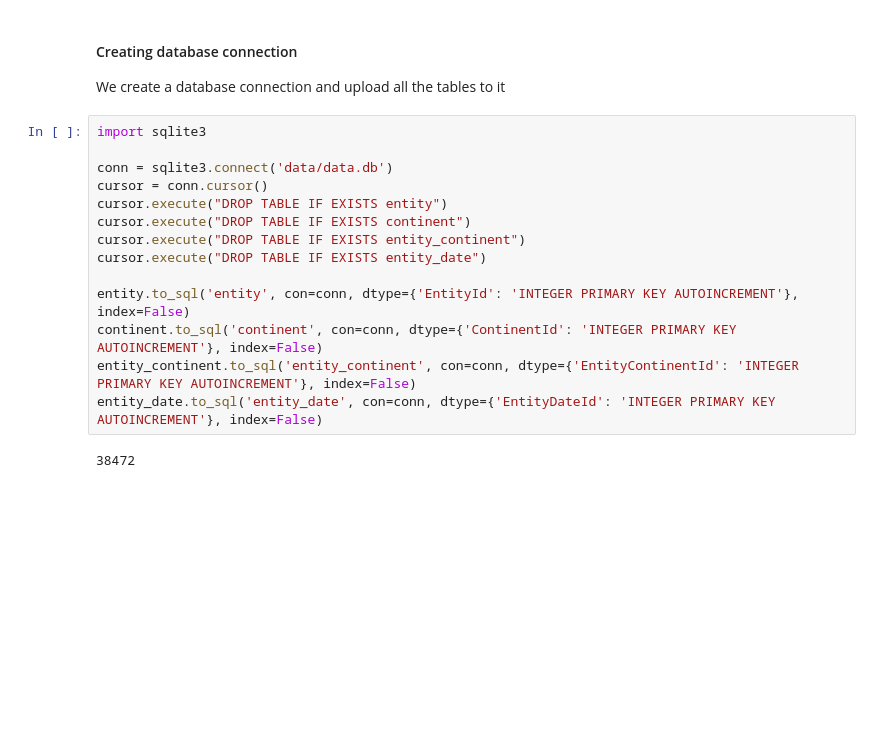
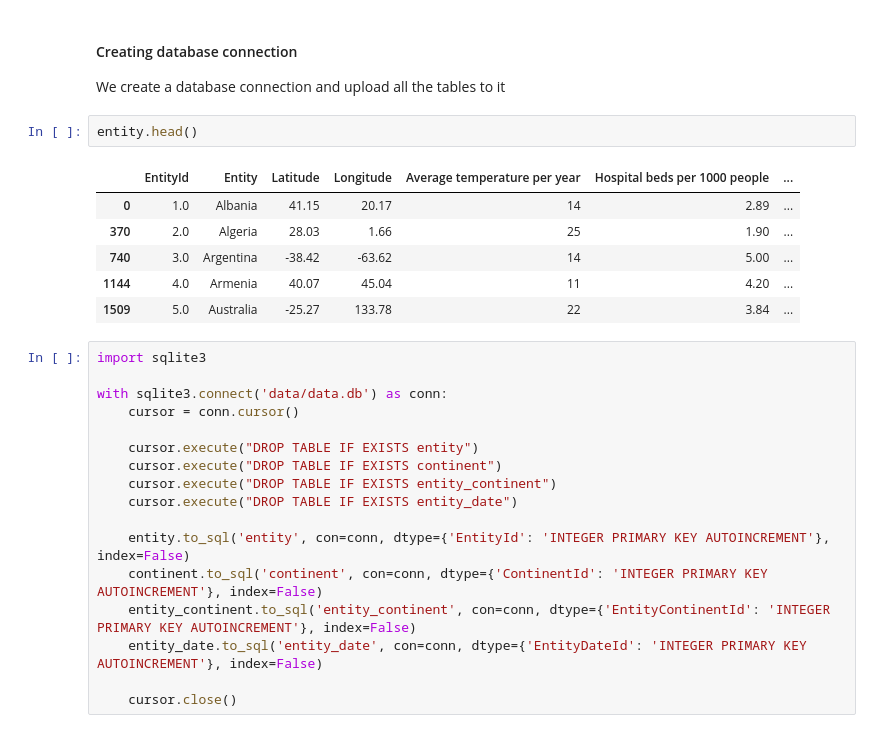
Before and after one commit to ManikaHennedige/COVID-Data-Exploration, a Jupyter notebook: data-exploration.ipynb, the cells around one changed output. Saved outputs shown, nothing was run; the diff lists cells and outputs as text; blank space fills up the shorter version.

```diff
--- a/data-exploration.ipynb
+++ b/data-exploration.ipynb
@@ -180,19 +223,29 @@ See the caveats in the documentation: https://pandas.pydata.org/pandas-docs/stab
 # %% [markdown]
 #### Creating database connection
 We create a database connection and upload all the tables to it
+# %%
+entity.head()
+# %% [output]
+|  | EntityId | Entity | Latitude | Longitude | Average temperature per year | Hospital beds per 1000 people | ... |
+| 0 | 1.0 | Albania | 41.15 | 20.17 | 14 | 2.89 | ... |
+| 370 | 2.0 | Algeria | 28.03 | 1.66 | 25 | 1.90 | ... |
+| 740 | 3.0 | Argentina | -38.42 | -63.62 | 14 | 5.00 | ... |
+| 1144 | 4.0 | Armenia | 40.07 | 45.04 | 11 | 4.20 | ... |
+| 1509 | 5.0 | Australia | -25.27 | 133.78 | 22 | 3.84 | ... |
 # %%
 import sqlite3
 
-conn = sqlite3.connect('data/data.db')
-cursor = conn.cursor()
-cursor.execute("DROP TABLE IF EXISTS entity")
-cursor.execute("DROP TABLE IF EXISTS continent")
-cursor.execute("DROP TABLE IF EXISTS entity_continent")
-cursor.execute("DROP TABLE IF EXISTS entity_date")
+with sqlite3.connect('data/data.db') as conn:
+    cursor = conn.cursor()
 
-entity.to_sql('entity', con=conn, dtype={'EntityId': 'INTEGER PRIMARY KEY AUTOINCREMENT'}, index=False)
-continent.to_sql('continent', con=conn, dtype={'ContinentId': 'INTEGER PRIMARY KEY AUTOINCREMENT'}, index=False)
-entity_continent.to_sql('entity_continent', con=conn, dtype={'EntityContinentId': 'INTEGER PRIMARY KEY AUTOINCREMENT'}, index=False)
-entity_date.to_sql('entity_date', con=conn, dtype={'EntityDateId': 'INTEGER PRIMARY KEY AUTOINCREMENT'}, index=False)
+    cursor.execute("DROP TABLE IF EXISTS entity")
+    cursor.execute("DROP TABLE IF EXISTS continent")
+    cursor.execute("DROP TABLE IF EXISTS entity_continent")
+    cursor.execute("DROP TABLE IF EXISTS entity_date")
+
+    entity.to_sql('entity', con=conn, dtype={'EntityId': 'INTEGER PRIMARY KEY AUTOINCREMENT'}, index=False)
+    continent.to_sql('continent', con=conn, dtype={'ContinentId': 'INTEGER PRIMARY KEY AUTOINCREMENT'}, index=False)
+    entity_continent.to_sql('entity_continent', con=conn, dtype={'EntityContinentId': 'INTEGER PRIMARY KEY AUTOINCREMENT'}, index=False)
+    entity_date.to_sql('entity_date', con=conn, dtype={'EntityDateId': 'INTEGER PRIMARY KEY AUTOINCREMENT'}, index=False)
+
+    cursor.close()
-# %% [output]
-38472
```
Also changed, not shown: parts of 13 cells of this notebook, 1 other file.
